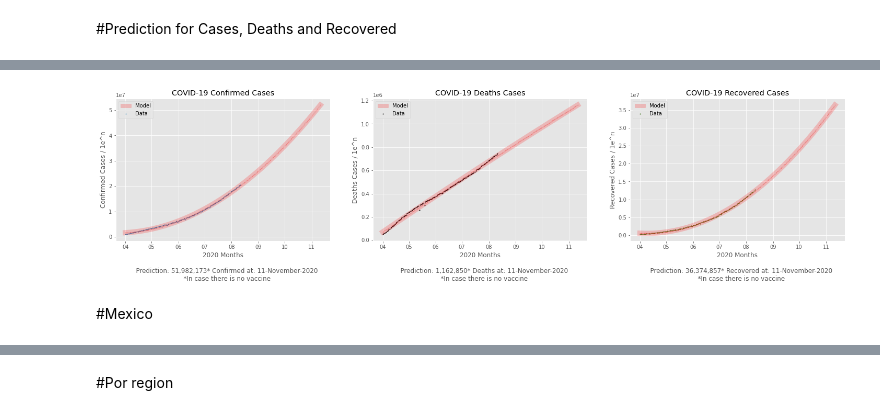
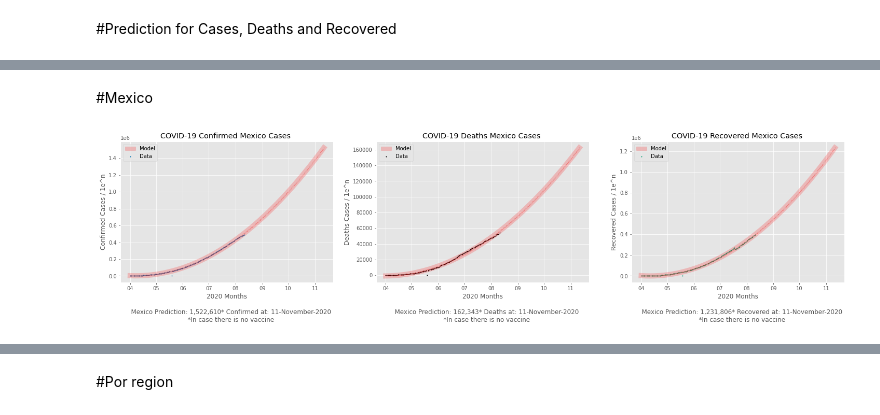
Before and after one commit to Edward-TL/covid, a Jupyter notebook: analisis_covid.ipynb, the cells around one changed output, grey strips where cells are left out. Saved outputs shown, nothing was run; the diff lists cells and outputs as text; code cells hidden in the pictures.

```diff
--- a/analisis_covid.ipynb
+++ b/analisis_covid.ipynb
@@ -575,14 +586,40 @@ plot_cases(x, ys, y_pred, x_pred, labels, colors)
-# %%
-x = list_days[70:]
-ys = [sum_confirmed[70:], sum_deaths[70:], sum_recovered[70:]]
-
-x_pred = list_days_pred[70:]
-y_pred = [polinomial_prediction(x, ys[n], x_pred) for n in range(len(ys))]
-
-labels = ['Confirmed', 'Deaths', 'Recovered']
-
-plot_cases(x, ys, y_pred, x_pred, labels, colors)
-# %% [output]
-[figure, removed]
 # %% [markdown]
 #Mexico
+# %%
+country = df['Country/Region'].to_list()
+
+mx_confirmed = [0] * (n_days)
+mx_deaths = [0] * (n_days)
+mx_recovered = [0] * (n_days)
+
+day_subregion = [None] * (n_days)
+day_continent = [None] * (n_days)
+
+plus = 0
+for d in range(len(list_days)):
+
+    while dates[plus] == list_days[d] and (d + plus) < len(dates):
+        '''---BY DAY---'''
+        #General
+        if country[d + plus] == 'Mexico':
+            mx_confirmed[d] = int(mx_confirmed[d]) + int(confirmed[d + plus])
+            mx_deaths[d] = int(mx_deaths[d]) + int(deaths[d + plus])
+            mx_recovered[d] = int(mx_recovered[d]) + int(recovered[d + plus])
+
+        plus += 1
+# centered_sum = centered_len(len(str(sum_recovered[-2])))
+# centered_date = centered_len(len("ObservationDate"))
+
+# print(f'{centered_date("ObservationDate")} | {centered_sum("mx Confirmed")} | {centered_sum("wl Confirmed")}')
+# for d in range(len(list_days)):
+#     print(f'{centered_date(datetime.strftime(list_days[d], "%Y-%m-%d"))} | {centered_sum(mx_confirmed[d])}  | {centered_sum(sum_confirmed[d])}')
+# %%
+x = list_days[70:]
+y_mx = [mx_confirmed[70:], mx_deaths[70:], mx_recovered[70:]]
+
+x_pred = list_days_pred[70:]
+y_pred_mx = [polinomial_prediction(x, y_mx[n], x_pred) for n in range(len(y_mx))]
+
+plot_cases(x, y_mx, y_pred_mx, x_pred, labels, colors, 'Mexico')
+# %% [output]
+[figure, added]
```
Also changed, not shown: parts of 5 cells of this notebook.
